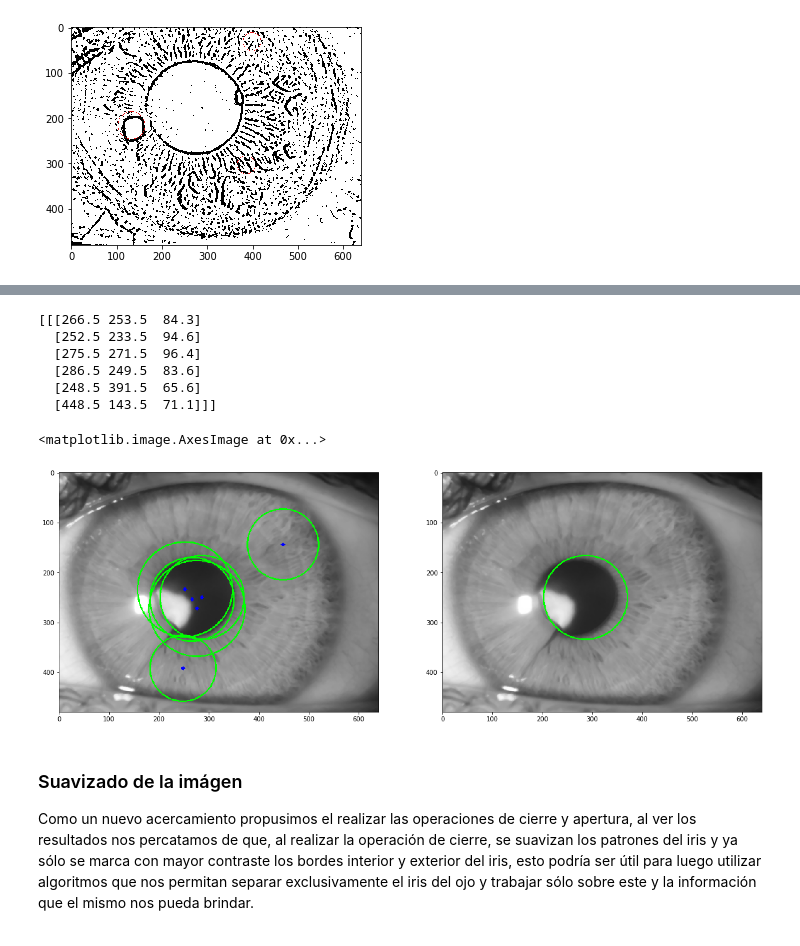
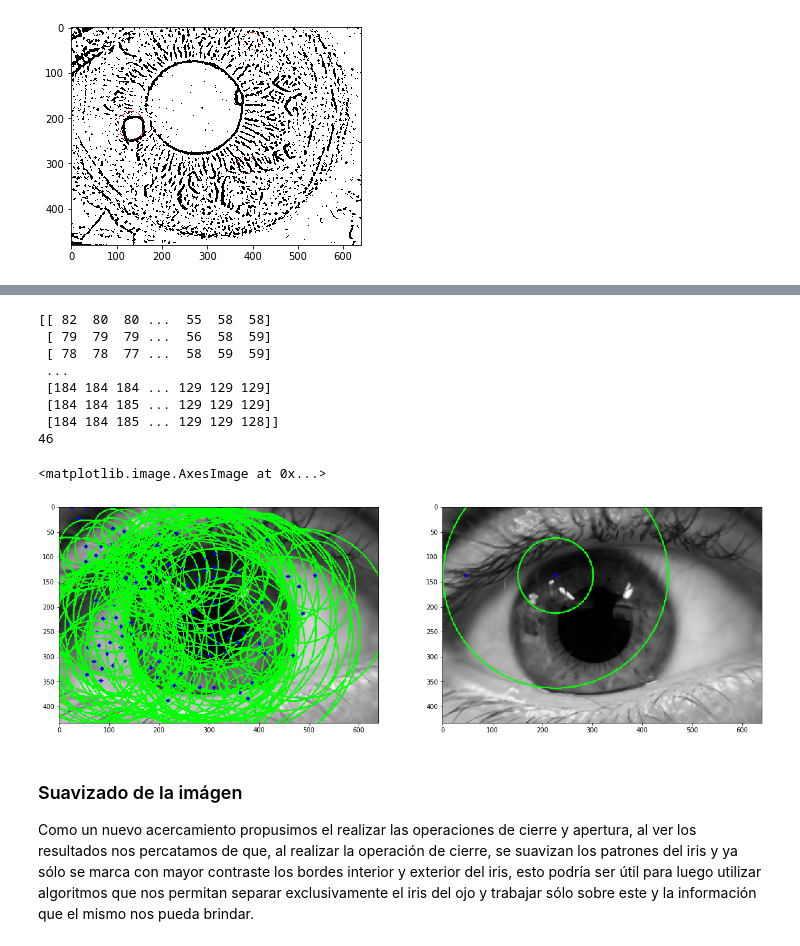
Before and after one commit to AlejoH97/Reconocimiento-Iris, a Jupyter notebook: IRIS.ipynb, the cells around one changed output, grey strips where cells are left out. Saved outputs shown, nothing was run; the diff lists cells and outputs as text; code cells hidden in the pictures.

Commit message:
corrected pupil detection

```diff
--- a/IRIS.ipynb
+++ b/IRIS.ipynb
@@ -392,7 +371,7 @@ def findPupil(image):
     img = cv2.medianBlur(img,5)
     cimg = cv2.cvtColor(img, cv2.COLOR_GRAY2BGR)
     circles = cv2.HoughCircles(img,cv2.HOUGH_GRADIENT,1,20,500, param1=50,param2=70,minRadius=0,maxRadius=0)
-    print(circles)
+    #print(circles)
     circles = np.uint16(np.around(circles))
     for i in circles[0,:]:
         # draw the outer circle
@@ -401,47 +380,65 @@ def findPupil(image):
         cv2.circle(cimg,(i[0],i[1]),2,(0,0,255),3)
 
     sum = 0
     counter = 0
-    min = 255
+    mini = 255
 
     for i in circles[0,:]:
-        for j in range(i[1]-i[2], i[1]+i[2]):
-            for k in range(i[0]-i[2], i[0]+i[2]):
+        for j in range(i[1]-i[2], min(i[1]+i[2],len(img))):
+            for k in range(i[0]-i[2], min(i[0]+i[2],len(img[0]))):
                 if math.sqrt( (j-i[1])*(j-i[1]) + (k-i[0])*(k-i[0]) ) <= i[2] :
                     #img[j][k]= 255
                     sum = sum + img[j][k]
                     counter = counter + 1
         if counter > 0:
             mean = sum/counter
-        if mean < min:
-            min = mean
+        if mean < mini:
+            mini = mean
             x=i[0]
             y=i[1]
             r=i[2]
         sum = 0
         counter = 0
     return [img,x,y,r,cimg]
 
 
-newimg,x,y,r,newimgu = findPupil(img_read('Fotos/8.jpg','color'))
+newimg,x,y,r,newimgu = findPupil(img_read('Fotos/M3.jpg','color'))
 
 cimg2 = cv2.cvtColor(newimg, cv2.COLOR_GRAY2BGR)
 cv2.circle(cimg2,(x,y),r,(0,255,0),2)
 # draw the center of the circle
-cv2.circle(cimg,(x,y),2,(0,0,255),3)
+cv2.circle(cimg2,(x,y),2,(0,0,255),3)
+cv2.circle(cimg2,(x,y),r*3,(0,255,0),2)
 
+print(newimg)
+count = 0
+ratio = 0
+for i in range(x):
+    if newimg[x - i][y] > 150:
+        count = count + 1
+
+        if count == 3:
+            ratio = x - i
+            break
+    else:
+        count = 0
+
+cv2.circle(cimg2,(ratio,y),2,(0,0,255),3)
+print(ratio)
 fig, (ax1,ax2) = plt.subplots(1,2, figsize=(20, 8))
 ax1.imshow(newimgu)
 ax2.imshow(cimg2)
 # %% [output]
-[[[266.5 253.5  84.3]
-  [252.5 233.5  94.6]
-  [275.5 271.5  96.4]
-  [286.5 249.5  83.6]
-  [248.5 391.5  65.6]
-  [448.5 143.5  71.1]]]
+[[ 82  80  80 ...  55  58  58]
+ [ 79  79  79 ...  56  58  59]
+ [ 78  78  77 ...  58  59  59]
+ ...
+ [184 184 184 ... 129 129 129]
+ [184 184 185 ... 129 129 129]
+ [184 184 185 ... 129 129 128]]
+46
 <matplotlib.image.AxesImage at 0x...>
-[figure, old version]
+[figure, new version]
 # %% [markdown]
 ### Suavizado de la imágen
 
```
Also changed, not shown: parts of 4 cells of this notebook, 3 other files.
